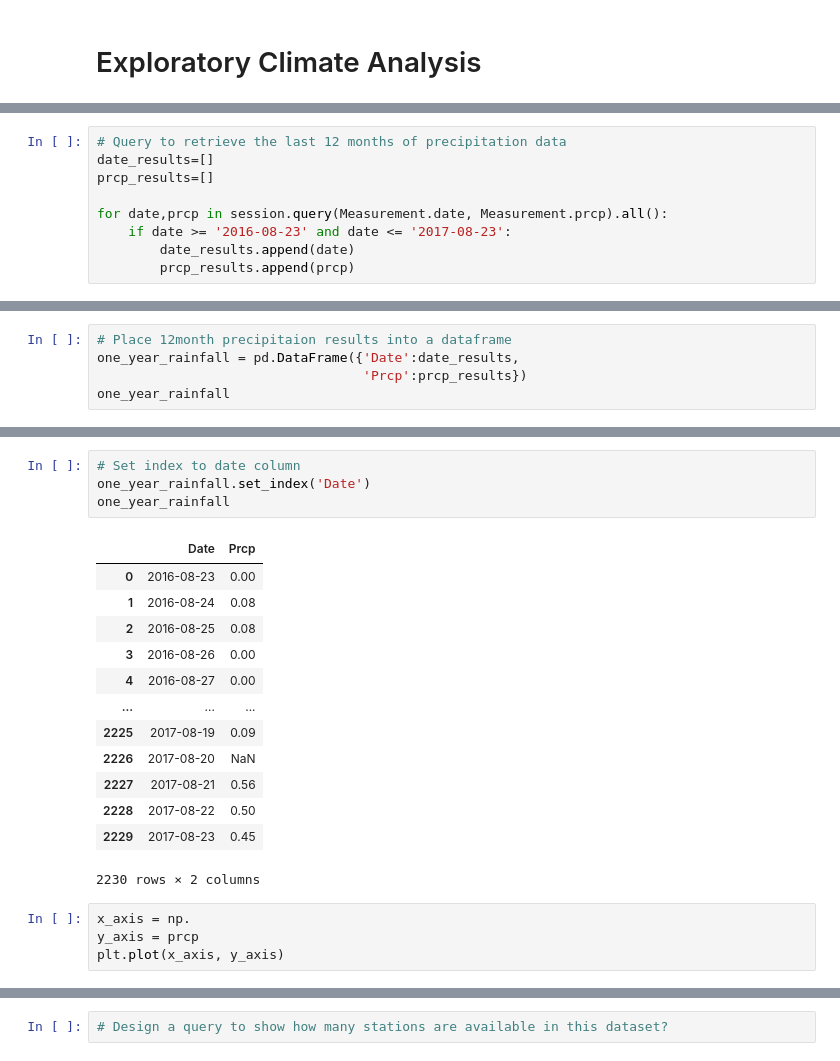
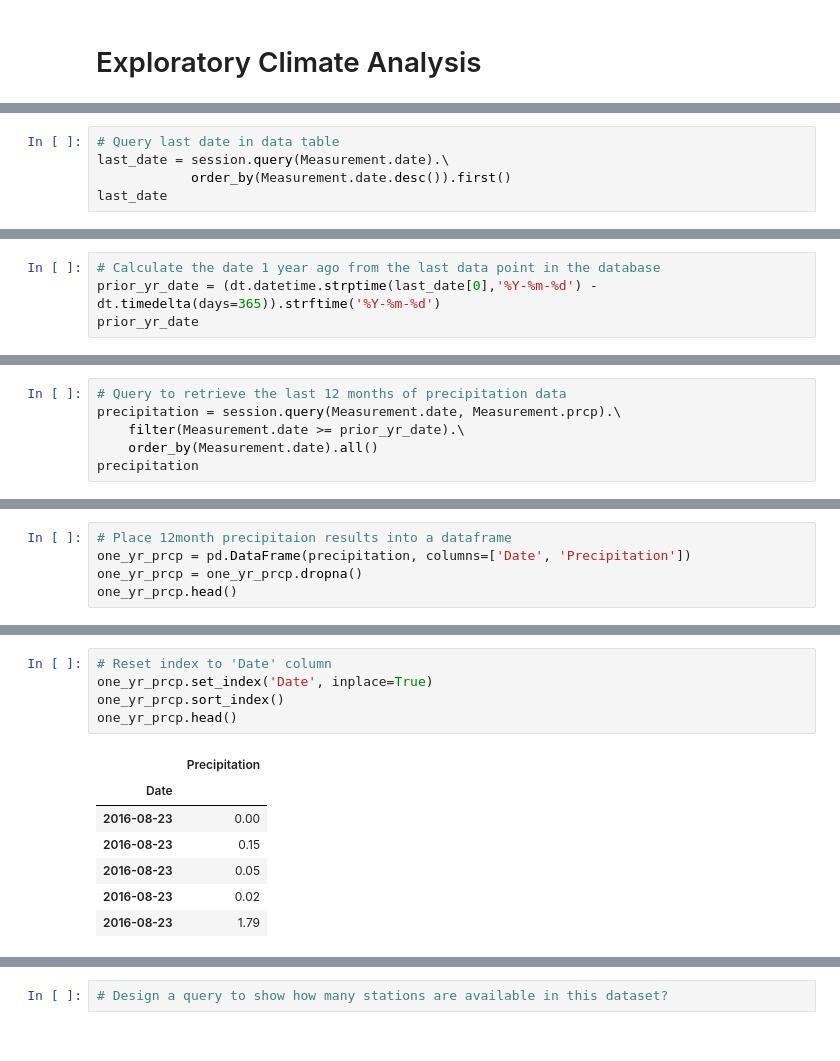
Before and after one commit to fisher1916/climate-analysis, a Jupyter notebook: climate.ipynb, the cells around one changed output, grey strips where cells are left out. Drawn from its saved outputs; the diff is of its cells as text.

Commit message:
updated prcp code, added plot

```diff
--- a/climate.ipynb
+++ b/climate.ipynb
@@ -102,0 +63,5 @@ date_try = session.query(Measurement).\
+# %%
+# Query last date in data table
+last_date = session.query(Measurement.date).\
+            order_by(Measurement.date.desc()).first()
+last_date
@@ -102,0 +70,4 @@ date_try = session.query(Measurement).\
+# %%
+# Calculate the date 1 year ago from the last data point in the database
+prior_yr_date = (dt.datetime.strptime(last_date[0],'%Y-%m-%d') - dt.timedelta(days=365)).strftime('%Y-%m-%d')
+prior_yr_date
@@ -103,9 +76,6 @@ date_try = session.query(Measurement).\
 # %%
 # Query to retrieve the last 12 months of precipitation data
-date_results=[]
-prcp_results=[]
-
-for date,prcp in session.query(Measurement.date, Measurement.prcp).all():
-    if date >= '2016-08-23' and date <= '2017-08-23':
-        date_results.append(date)
-        prcp_results.append(prcp)
+precipitation = session.query(Measurement.date, Measurement.prcp).\
+    filter(Measurement.date >= prior_yr_date).\
+    order_by(Measurement.date).all()
+precipitation
@@ -112,6 +100,6 @@ for date,prcp in session.query(Measurement.date, Measurement.prcp).all():
 # %%
 # Place 12month precipitaion results into a dataframe
-one_year_rainfall = pd.DataFrame({'Date':date_results,
-                                  'Prcp':prcp_results})
-one_year_rainfall
+one_yr_prcp = pd.DataFrame(precipitation, columns=['Date', 'Precipitation'])
+one_yr_prcp = one_yr_prcp.dropna()
+one_yr_prcp.head()
 # %% [output]
@@ -131,22 +112,13 @@ one_year_rainfall
 # %%
-# Set index to date column
-one_year_rainfall.set_index('Date')
-one_year_rainfall
+# Reset index to 'Date' column
+one_yr_prcp.set_index('Date', inplace=True)
+one_yr_prcp.sort_index()
+one_yr_prcp.head()
 # %% [output]
-|  | Date | Prcp |
-| 0 | 2016-08-23 | 0.00 |
-| 1 | 2016-08-24 | 0.08 |
-| 2 | 2016-08-25 | 0.08 |
-| 3 | 2016-08-26 | 0.00 |
-| 4 | 2016-08-27 | 0.00 |
-| ... | ... | ... |
-| 2225 | 2017-08-19 | 0.09 |
-| 2226 | 2017-08-20 | NaN |
-| 2227 | 2017-08-21 | 0.56 |
-| 2228 | 2017-08-22 | 0.50 |
-| 2229 | 2017-08-23 | 0.45 |
+|  | Precipitation |
+| Date |  |
+| 2016-08-23 | 0.00 |
+| 2016-08-23 | 0.15 |
+| 2016-08-23 | 0.05 |
+| 2016-08-23 | 0.02 |
+| 2016-08-23 | 1.79 |
-2230 rows × 2 columns
-# %%
-x_axis = np.
-y_axis = prcp
-plt.plot(x_axis, y_axis)
```
Also changed, not shown: parts of 18 cells of this notebook, 1 other file.
